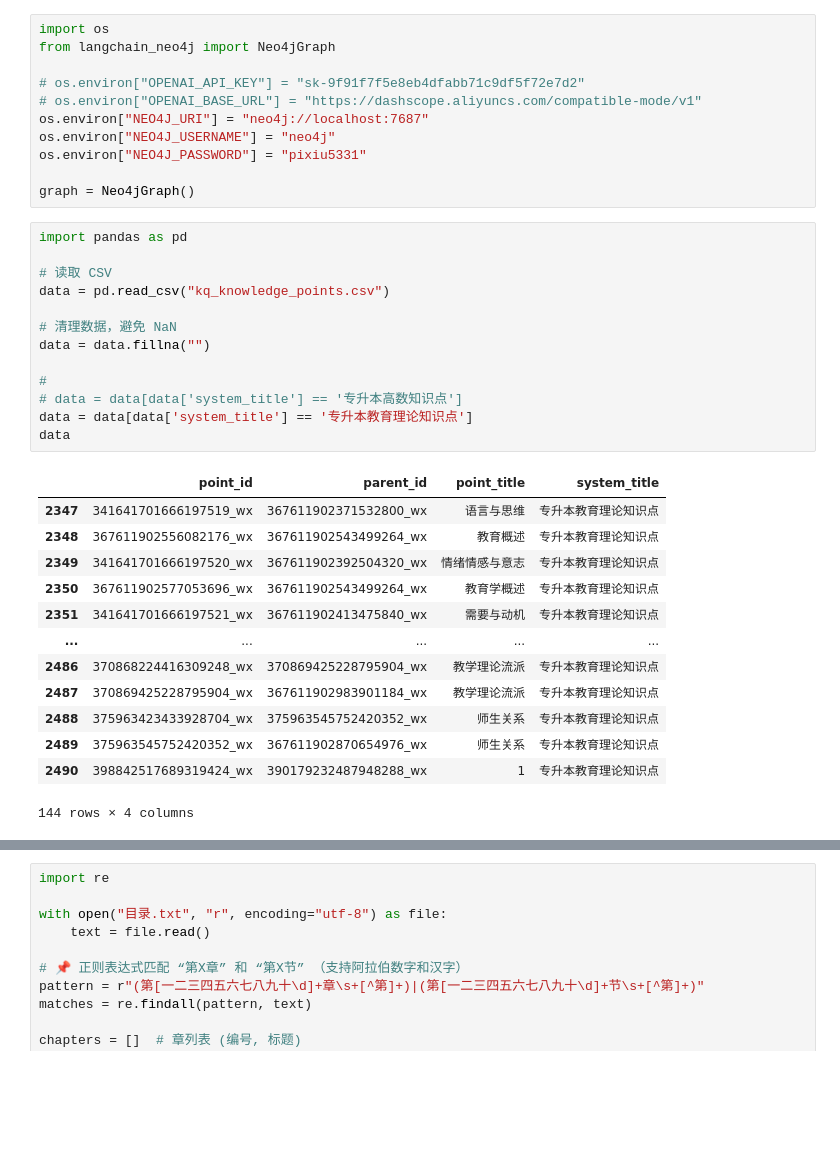
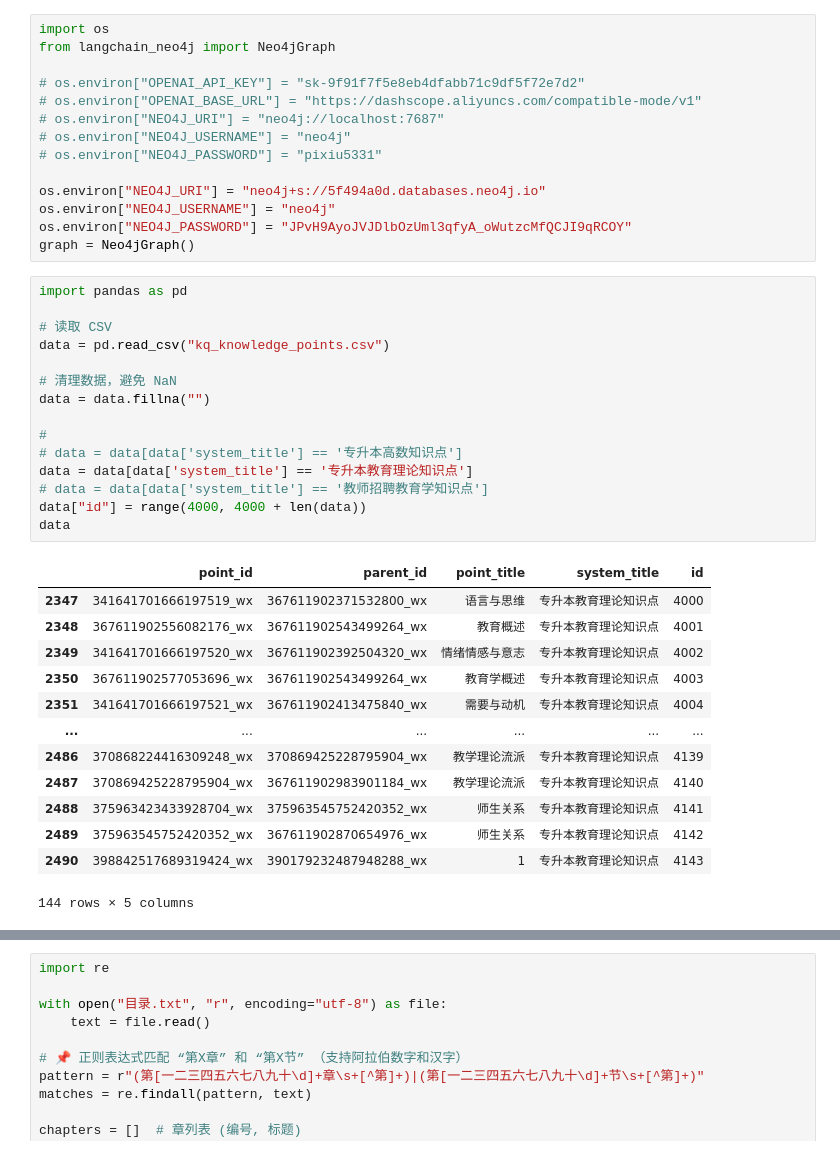
Before and after one commit to Sethaleaphea/agent-demo-en, a Jupyter notebook: kg/origin_graph.ipynb, the cells around one changed output, grey strips where cells are left out. Cells and saved outputs as stored; diff of their text form; blank space fills up the shorter version.

```diff
--- a/kg/origin_graph.ipynb
+++ b/kg/origin_graph.ipynb
@@ -4,38 +4,43 @@ from langchain_neo4j import Neo4jGraph
 
 # os.environ["OPENAI_API_KEY"] = "sk-9f91f7f5e8eb4dfabb71c9df5f72e7d2"
 # os.environ["OPENAI_BASE_URL"] = "https://dashscope.aliyuncs.com/compatible-mode/v1"
-os.environ["NEO4J_URI"] = "neo4j://localhost:7687"
+# os.environ["NEO4J_URI"] = "neo4j://localhost:7687"
+# os.environ["NEO4J_USERNAME"] = "neo4j"
+# os.environ["NEO4J_PASSWORD"] = "pixiu5331"
+
+os.environ["NEO4J_URI"] = "neo4j+s://5f494a0d.databases.neo4j.io"
 os.environ["NEO4J_USERNAME"] = "neo4j"
-os.environ["NEO4J_PASSWORD"] = "pixiu5331"
-
+os.environ["NEO4J_PASSWORD"] = "JPvH9AyoJVJDlbOzUml3qfyA_oWutzcMfQCJI9qRCOY"
 graph = Neo4jGraph()
 # %%
 import pandas as pd
 
 # 读取 CSV
 data = pd.read_csv("kq_knowledge_points.csv")
 
 # 清理数据，避免 NaN
 data = data.fillna("")
 
 #
 # data = data[data['system_title'] == '专升本高数知识点']
 data = data[data['system_title'] == '专升本教育理论知识点']
+# data = data[data['system_title'] == '教师招聘教育学知识点']
+data["id"] = range(4000, 4000 + len(data))
 data
 # %% [output]
-|  | point_id | parent_id | point_title | system_title |
-| 2347 | 341641701666197519_wx | 367611902371532800_wx | 语言与思维 | 专升本教育理论知识点 |
-| 2348 | 367611902556082176_wx | 367611902543499264_wx | 教育概述 | 专升本教育理论知识点 |
-| 2349 | 341641701666197520_wx | 367611902392504320_wx | 情绪情感与意志 | 专升本教育理论知识点 |
-| 2350 | 367611902577053696_wx | 367611902543499264_wx | 教育学概述 | 专升本教育理论知识点 |
-| 2351 | 341641701666197521_wx | 367611902413475840_wx | 需要与动机 | 专升本教育理论知识点 |
-| ... | ... | ... | ... | ... |
-| 2486 | 370868224416309248_wx | 370869425228795904_wx | 教学理论流派 | 专升本教育理论知识点 |
-| 2487 | 370869425228795904_wx | 367611902983901184_wx | 教学理论流派 | 专升本教育理论知识点 |
-| 2488 | 375963423433928704_wx | 375963545752420352_wx | 师生关系 | 专升本教育理论知识点 |
-| 2489 | 375963545752420352_wx | 367611902870654976_wx | 师生关系 | 专升本教育理论知识点 |
-| 2490 | 398842517689319424_wx | 390179232487948288_wx | 1 | 专升本教育理论知识点 |
+|  | point_id | parent_id | point_title | system_title | id |
+| 2347 | 341641701666197519_wx | 367611902371532800_wx | 语言与思维 | 专升本教育理论知识点 | 4000 |
+| 2348 | 367611902556082176_wx | 367611902543499264_wx | 教育概述 | 专升本教育理论知识点 | 4001 |
+| 2349 | 341641701666197520_wx | 367611902392504320_wx | 情绪情感与意志 | 专升本教育理论知识点 | 4002 |
+| 2350 | 367611902577053696_wx | 367611902543499264_wx | 教育学概述 | 专升本教育理论知识点 | 4003 |
+| 2351 | 341641701666197521_wx | 367611902413475840_wx | 需要与动机 | 专升本教育理论知识点 | 4004 |
+| ... | ... | ... | ... | ... | ... |
+| 2486 | 370868224416309248_wx | 370869425228795904_wx | 教学理论流派 | 专升本教育理论知识点 | 4139 |
+| 2487 | 370869425228795904_wx | 367611902983901184_wx | 教学理论流派 | 专升本教育理论知识点 | 4140 |
+| 2488 | 375963423433928704_wx | 375963545752420352_wx | 师生关系 | 专升本教育理论知识点 | 4141 |
+| 2489 | 375963545752420352_wx | 367611902870654976_wx | 师生关系 | 专升本教育理论知识点 | 4142 |
+| 2490 | 398842517689319424_wx | 390179232487948288_wx | 1 | 专升本教育理论知识点 | 4143 |
-144 rows × 4 columns
+144 rows × 5 columns
 # %%
 
 delete_query = "MATCH (n) DETACH DELETE n;"
```
Also changed, not shown: parts of 2 cells of this notebook, 32 other files.
